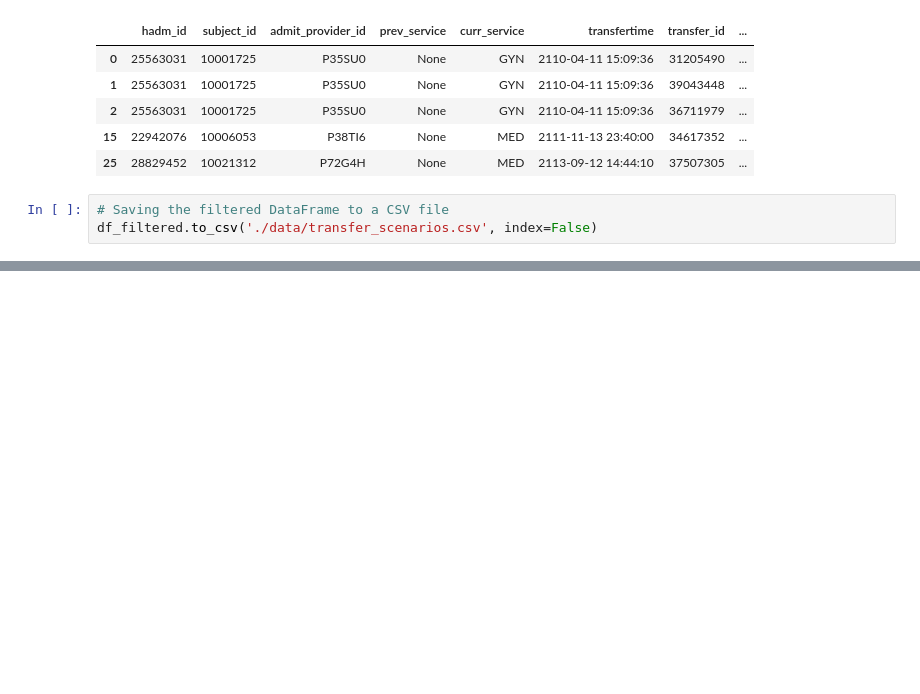
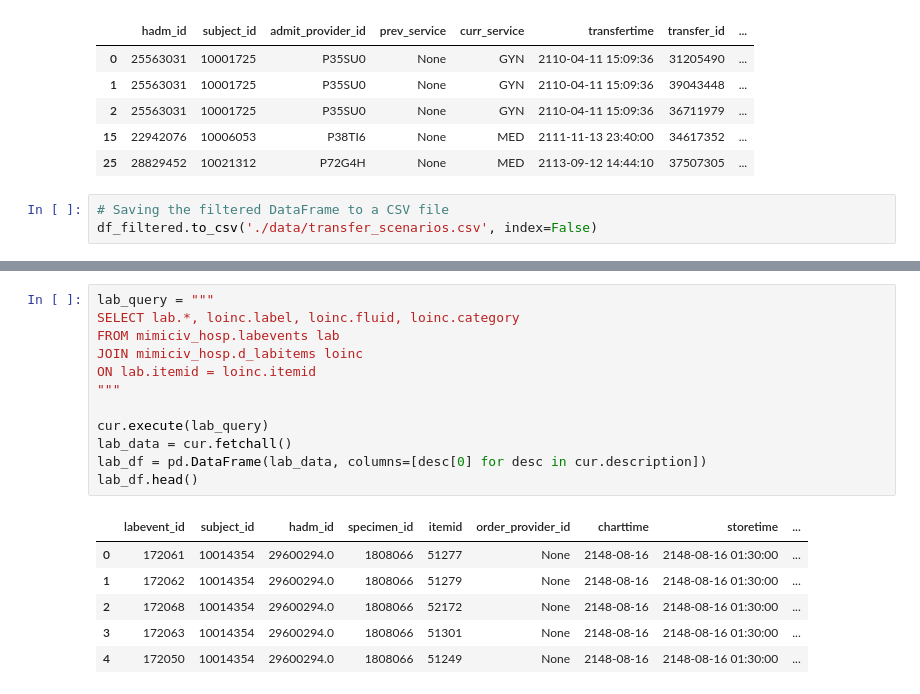
Before and after one commit to giulioelmi/AI-transfer, a Jupyter notebook: mimiciv.ipynb, the cells around one changed output, grey strips where cells are left out. Cells and saved outputs as stored; diff of their text form; blank space fills up the shorter version.

```diff
--- a/mimiciv.ipynb
+++ b/mimiciv.ipynb
@@ -379,0 +393,19 @@ df_services.head()
+# %%
+lab_query = """
+SELECT lab.*, loinc.label, loinc.fluid, loinc.category
+FROM mimiciv_hosp.labevents lab
+JOIN mimiciv_hosp.d_labitems loinc
+ON lab.itemid = loinc.itemid
+"""
+
+cur.execute(lab_query)
+lab_data = cur.fetchall()
+lab_df = pd.DataFrame(lab_data, columns=[desc[0] for desc in cur.description])
+lab_df.head()
+# %% [output]
+|  | labevent_id | subject_id | hadm_id | specimen_id | itemid | order_provider_id | charttime | storetime | ... |
+| 0 | 172061 | 10014354 | 29600294.0 | 1808066 | 51277 | None | 2148-08-16 | 2148-08-16 01:30:00 | ... |
+| 1 | 172062 | 10014354 | 29600294.0 | 1808066 | 51279 | None | 2148-08-16 | 2148-08-16 01:30:00 | ... |
+| 2 | 172068 | 10014354 | 29600294.0 | 1808066 | 52172 | None | 2148-08-16 | 2148-08-16 01:30:00 | ... |
+| 3 | 172063 | 10014354 | 29600294.0 | 1808066 | 51301 | None | 2148-08-16 | 2148-08-16 01:30:00 | ... |
+| 4 | 172050 | 10014354 | 29600294.0 | 1808066 | 51249 | None | 2148-08-16 | 2148-08-16 01:30:00 | ... |
```
Also changed, not shown: parts of 10 cells of this notebook, 1 other file.
